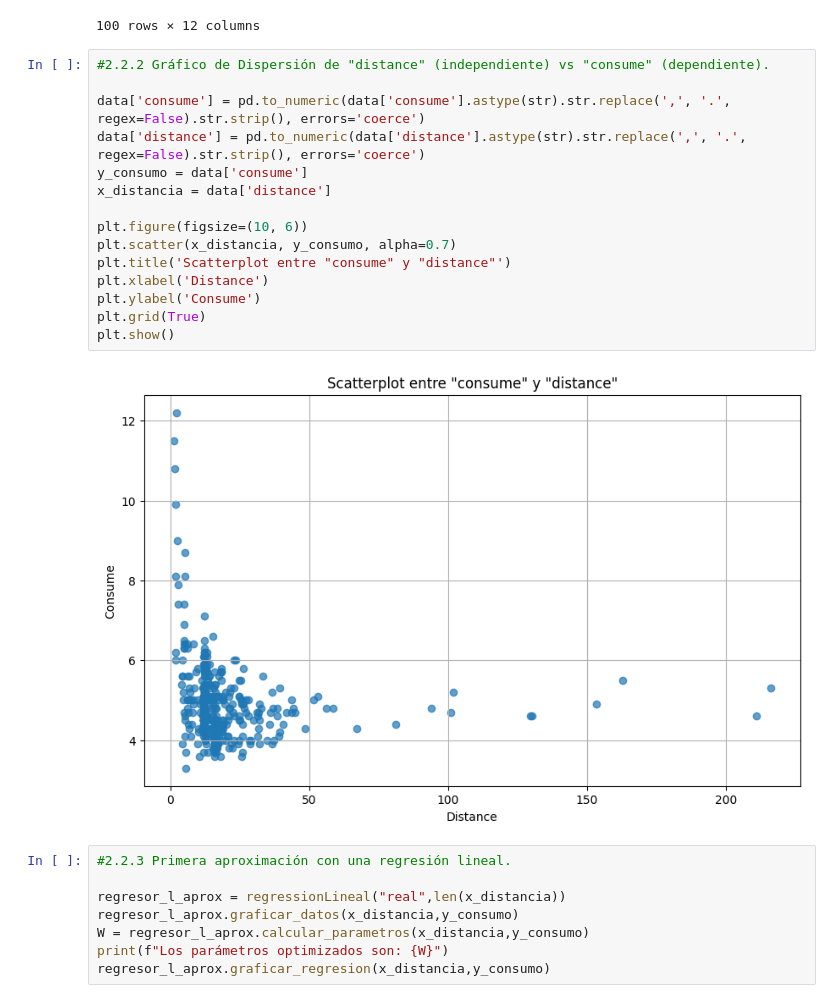
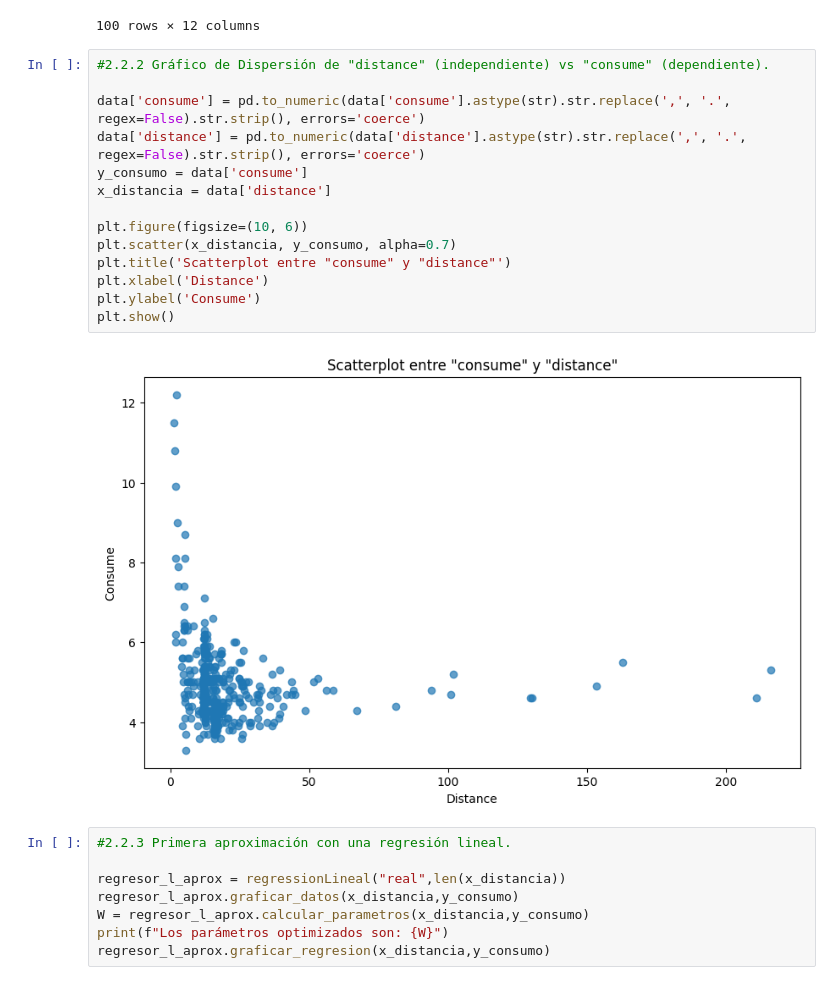
Before and after one commit to ArleDjinn/Carrere-Ignacio, a Jupyter notebook: Act 2/Regresiones.ipynb, the cells around one changed output. Saved outputs shown, nothing was run; the diff lists cells and outputs as text.

```diff
--- a/Act 2/Regresiones.ipynb
+++ b/Act 2/Regresiones.ipynb
@@ -157,20 +155,19 @@ data.head(100)
 # %%
 #2.2.2 Gráfico de Dispersión de "distance" (independiente) vs "consume" (dependiente).
 
 data['consume'] = pd.to_numeric(data['consume'].astype(str).str.replace(',', '.', regex=False).str.strip(), errors='coerce')
 data['distance'] = pd.to_numeric(data['distance'].astype(str).str.replace(',', '.', regex=False).str.strip(), errors='coerce')
 y_consumo = data['consume']
 x_distancia = data['distance']
 
 plt.figure(figsize=(10, 6))
 plt.scatter(x_distancia, y_consumo, alpha=0.7)
 plt.title('Scatterplot entre "consume" y "distance"')
 plt.xlabel('Distance')
 plt.ylabel('Consume')
-plt.grid(True)
 plt.show()
 # %% [output]
-[figure, old version]
+[figure, new version]
 # %%
 #2.2.3 Primera aproximación con una regresión lineal.
 
```
Also changed, not shown: parts of 3 cells of this notebook.
